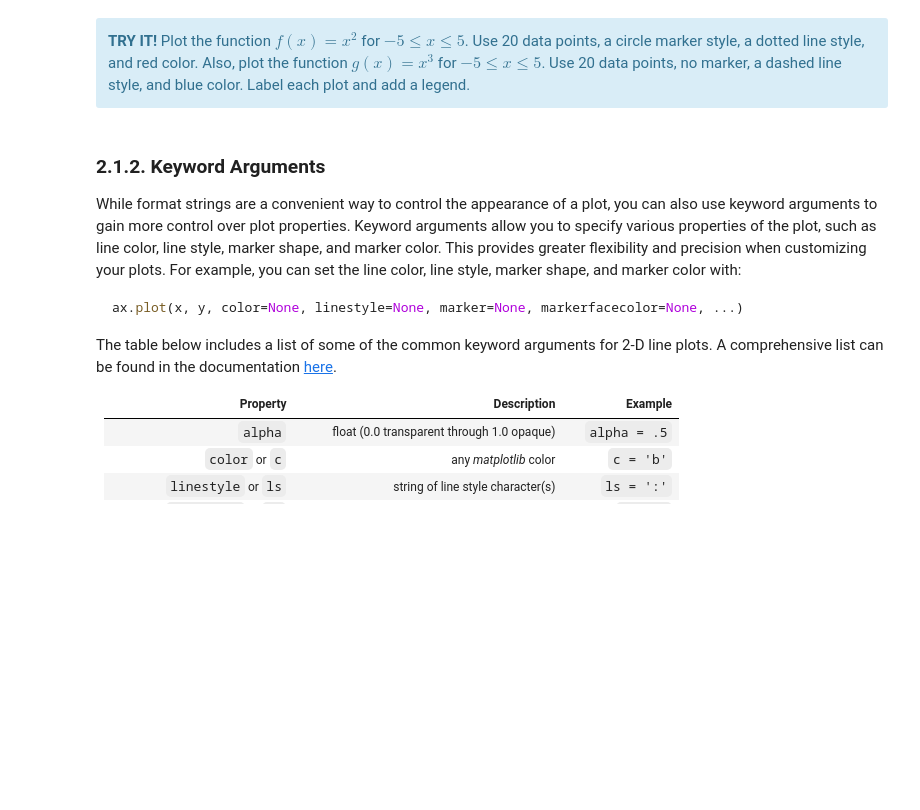
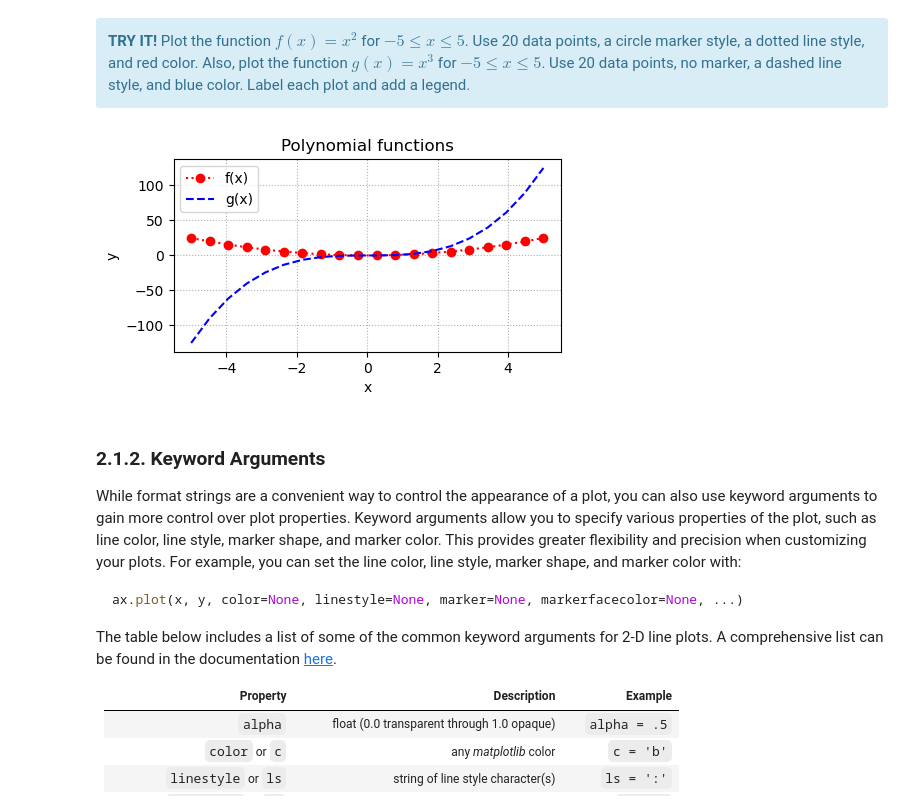
Before and after one commit to engin-7/materials-fa23, a Jupyter notebook: lec/12_plotting_sol.ipynb, the cells around one changed output. Saved outputs shown, nothing was run; the diff lists cells and outputs as text; code cells hidden in the pictures; blank space fills up the shorter version.

```diff
--- a/lec/12_plotting_sol.ipynb
+++ b/lec/12_plotting_sol.ipynb
@@ -568,26 +568,29 @@ plt.show()
 # %%
 # create figure and axes
 fig = plt.figure(figsize=(5,2.5))
 ax = plt.axes()
 
 # define x
 x = np.linspace(-5, 5, 20)
 
 # plot x^2 and x^3 and use format strings to control configuration
-
+ax.plot(x, x**2, 'o:r', label='f(x)')
+ax.plot(x, x**3, '--b', label='g(x)')
 
 # control multiple properties
 ax.set(title='Polynomial functions',
        xlabel='x', ylabel='y')
 
 # add grid line
 ax.grid(linestyle=':')
 
 # add legend
-
+ax.legend()
 
 # display the figure
 plt.show()
+# %% [output]
+[figure, added]
 # %% [markdown]
 ### 2.1.2. Keyword Arguments
 
```
Also changed, not shown: parts of 18 cells of this notebook, 2 other files.
